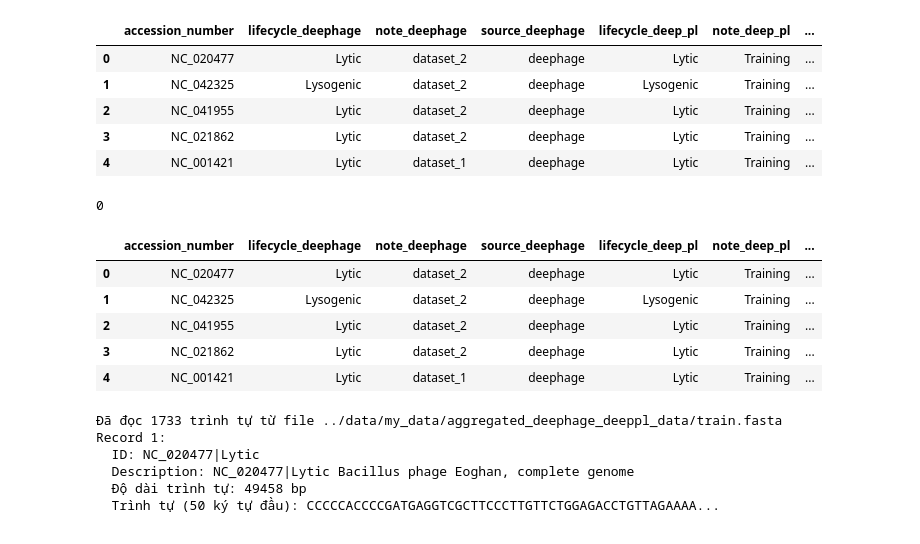
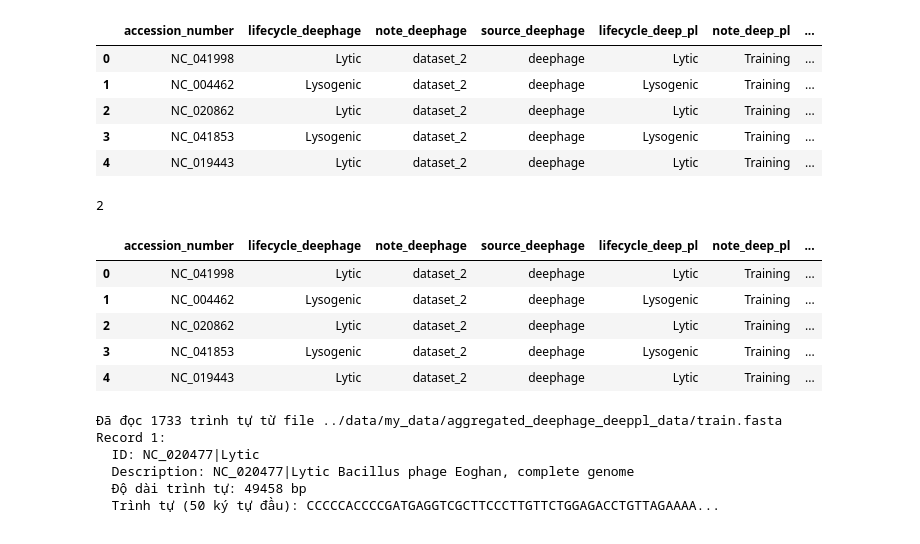
Before and after one commit to kideedee/phage_classification, a Jupyter notebook: preprocessing/create_dataset.ipynb, the cells around one changed output. Saved outputs shown, nothing was run; the diff lists cells and outputs as text; code cells hidden in the pictures.

```diff
--- a/preprocessing/create_dataset.ipynb
+++ b/preprocessing/create_dataset.ipynb
@@ -4,17 +6,19 @@ from Bio import SeqIO
 # %%
-train_df = pd.read_csv("../data/my_data/aggregated_deephage_deeppl_data/train.csv")
-test_df = pd.read_csv("../data/my_data/aggregated_deephage_deeppl_data/test.csv")
+import os
+
+train_df = pd.read_csv(os.path.join(config.DATA_DIR, 'custom/train.csv'))
+test_df = pd.read_csv(os.path.join(config.DATA_DIR, 'custom/test.csv'))
 train_df.head()
 # %% [output]
 |  | accession_number | lifecycle_deephage | note_deephage | source_deephage | lifecycle_deep_pl | note_deep_pl | ... |
-| 0 | NC_020477 | Lytic | dataset_2 | deephage | Lytic | Training | ... |
-| 1 | NC_042325 | Lysogenic | dataset_2 | deephage | Lysogenic | Training | ... |
-| 2 | NC_041955 | Lytic | dataset_2 | deephage | Lytic | Training | ... |
-| 3 | NC_021862 | Lytic | dataset_2 | deephage | Lytic | Training | ... |
-| 4 | NC_001421 | Lytic | dataset_1 | deephage | Lytic | Training | ... |
+| 0 | NC_041998 | Lytic | dataset_2 | deephage | Lytic | Training | ... |
+| 1 | NC_004462 | Lysogenic | dataset_2 | deephage | Lysogenic | Training | ... |
+| 2 | NC_020862 | Lytic | dataset_2 | deephage | Lytic | Training | ... |
+| 3 | NC_041853 | Lysogenic | dataset_2 | deephage | Lysogenic | Training | ... |
+| 4 | NC_019443 | Lytic | dataset_2 | deephage | Lytic | Training | ... |
 # %%
 train_df['accession_number'].duplicated().sum()
 # %% [output]
-0
+2
 # %%
 # Đường dẫn đến thư mục chứa file GenBank
@@ -77,9 +81,9 @@ test_df["target"] = test_df.apply(lambda row: labeling(row), axis=1)
 train_df.head()
 # %% [output]
 |  | accession_number | lifecycle_deephage | note_deephage | source_deephage | lifecycle_deep_pl | note_deep_pl | ... |
-| 0 | NC_020477 | Lytic | dataset_2 | deephage | Lytic | Training | ... |
-| 1 | NC_042325 | Lysogenic | dataset_2 | deephage | Lysogenic | Training | ... |
-| 2 | NC_041955 | Lytic | dataset_2 | deephage | Lytic | Training | ... |
-| 3 | NC_021862 | Lytic | dataset_2 | deephage | Lytic | Training | ... |
-| 4 | NC_001421 | Lytic | dataset_1 | deephage | Lytic | Training | ... |
+| 0 | NC_041998 | Lytic | dataset_2 | deephage | Lytic | Training | ... |
+| 1 | NC_004462 | Lysogenic | dataset_2 | deephage | Lysogenic | Training | ... |
+| 2 | NC_020862 | Lytic | dataset_2 | deephage | Lytic | Training | ... |
+| 3 | NC_041853 | Lysogenic | dataset_2 | deephage | Lysogenic | Training | ... |
+| 4 | NC_019443 | Lytic | dataset_2 | deephage | Lytic | Training | ... |
 # %%
```
Also changed, not shown: parts of 3 cells of this notebook, 9 other files.
